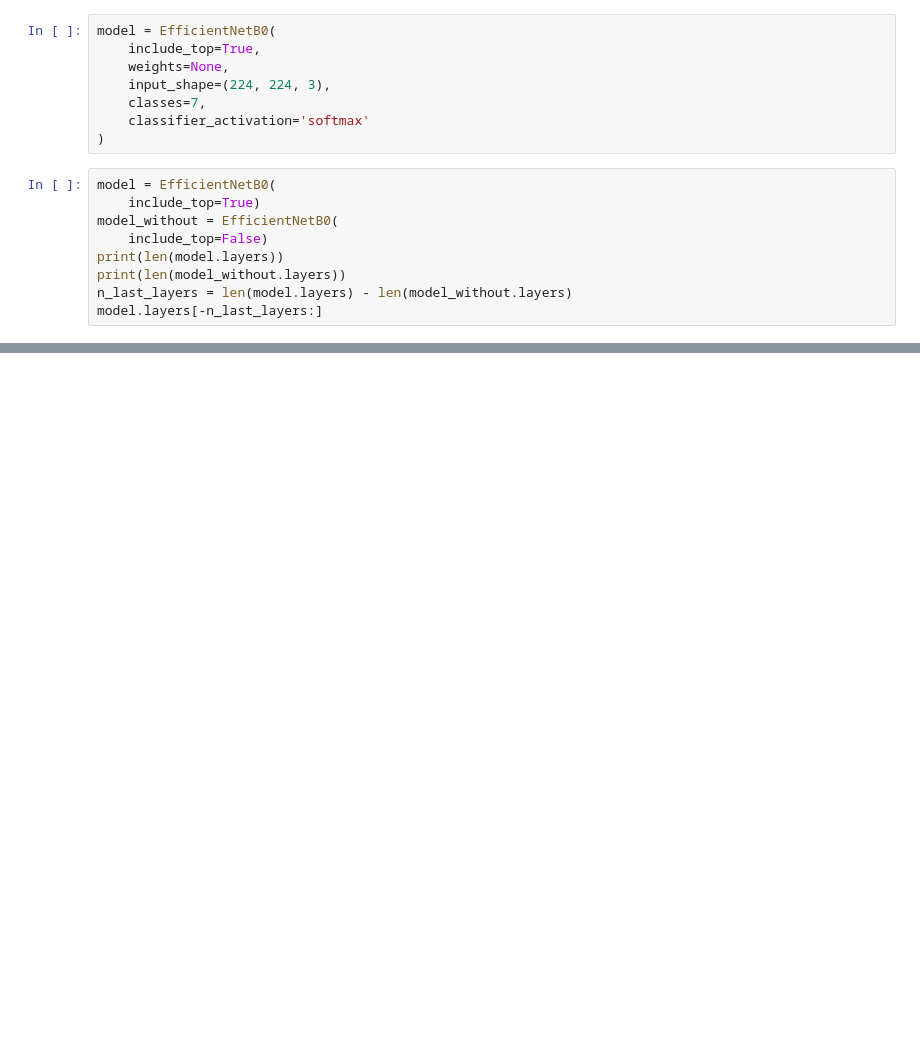
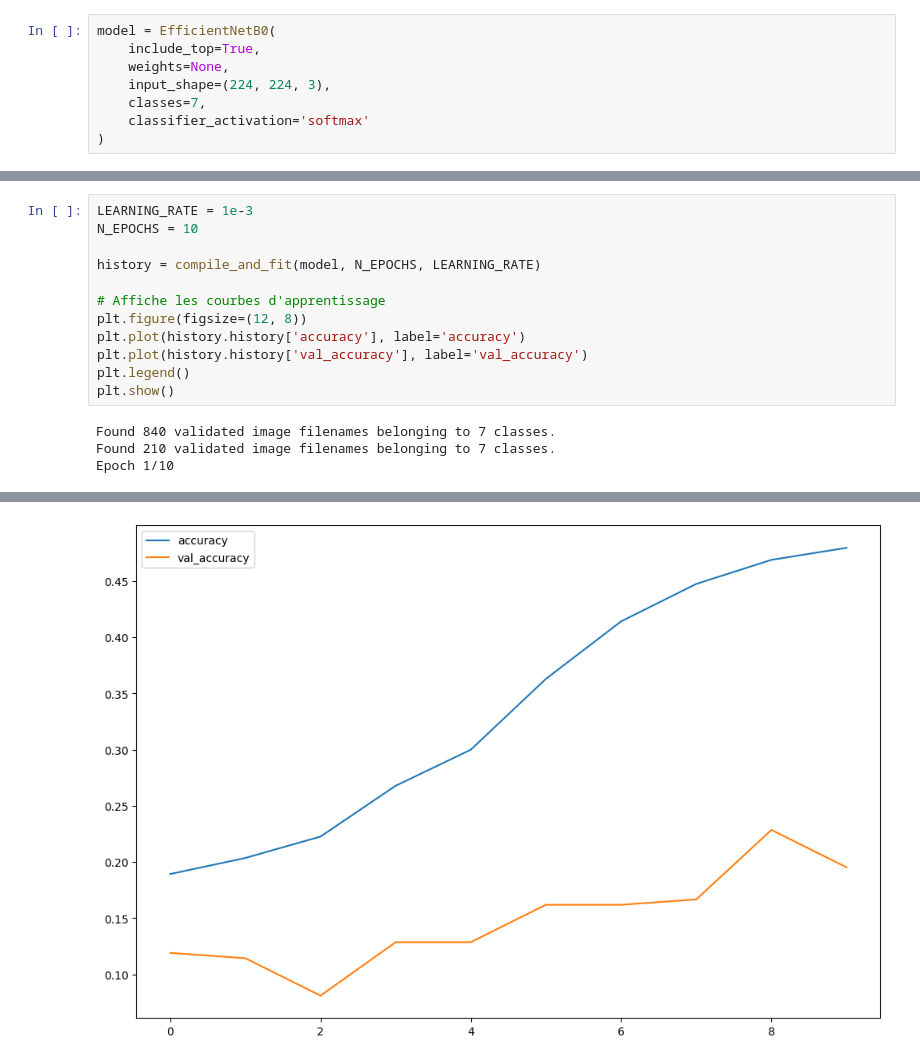
Before and after one commit to Hedredo/oc_projet_6, a Jupyter notebook: classification.ipynb, the cells around one changed output, grey strips where cells are left out. Saved outputs shown, nothing was run; the diff lists cells and outputs as text; blank space fills up the shorter version.

```diff
--- a/classification.ipynb
+++ b/classification.ipynb
@@ -69,12 +71,3 @@ model = EfficientNetB0(
     classes=7,
     classifier_activation='softmax'
 )
-# %%
-model = EfficientNetB0(
-    include_top=True)
-model_without = EfficientNetB0(
-    include_top=False)
-print(len(model.layers))
-print(len(model_without.layers))
-n_last_layers = len(model.layers) - len(model_without.layers)
-model.layers[-n_last_layers:]
@@ -86,0 +133,16 @@ model.layers[-n_last_layers:]
+# %%
+LEARNING_RATE = 1e-3
+N_EPOCHS = 10
+
+history = compile_and_fit(model, N_EPOCHS, LEARNING_RATE)
+
+# Affiche les courbes d'apprentissage
+plt.figure(figsize=(12, 8))
+plt.plot(history.history['accuracy'], label='accuracy')
+plt.plot(history.history['val_accuracy'], label='val_accuracy')
+plt.legend()
+plt.show()
+# %% [output]
+Found 840 validated image filenames belonging to 7 classes.
+Found 210 validated image filenames belonging to 7 classes.
+Epoch 1/10
@@ -86,0 +168 @@ model.layers[-n_last_layers:]
+[figure, added]
```
Also changed, not shown: parts of 32 cells of this notebook.
